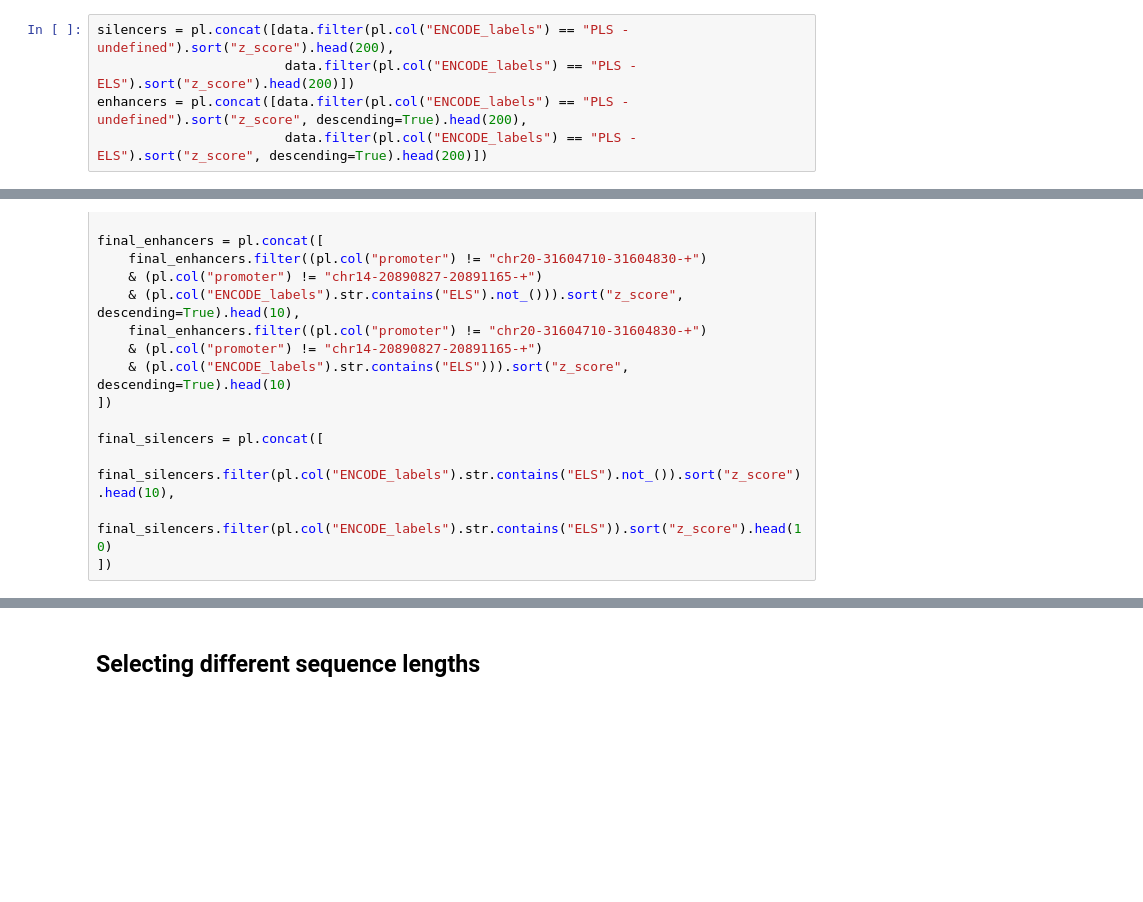
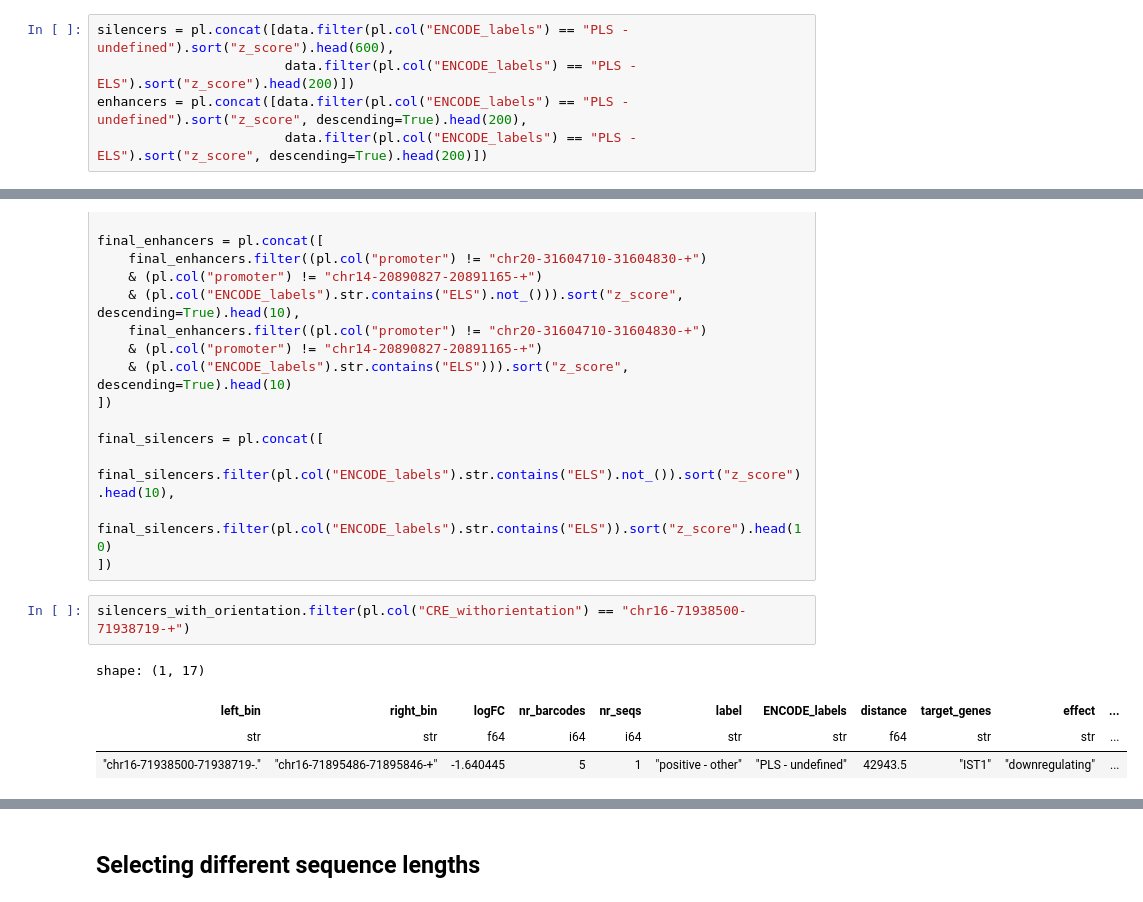
Before and after one commit to kircherlab/CMPRA_figures, a Jupyter notebook: luciferase_design.ipynb, the cells around one changed output, grey strips where cells are left out. Saved outputs shown, nothing was run; the diff lists cells and outputs as text; blank space fills up the shorter version.

```diff
--- a/luciferase_design.ipynb
+++ b/luciferase_design.ipynb
@@ -60,7 +64,7 @@ data = data.filter(pl.col("ENCODE_labels").str.contains("PLS - PLS").not_()).sel
 # %% [markdown]
 ## Enhancers and silencers
 # %%
-silencers = pl.concat([data.filter(pl.col("ENCODE_labels") == "PLS - undefined").sort("z_score").head(200),
+silencers = pl.concat([data.filter(pl.col("ENCODE_labels") == "PLS - undefined").sort("z_score").head(600),
 						data.filter(pl.col("ENCODE_labels") == "PLS - ELS").sort("z_score").head(200)])
 enhancers = pl.concat([data.filter(pl.col("ENCODE_labels") == "PLS - undefined").sort("z_score", descending=True).head(200),
 						data.filter(pl.col("ENCODE_labels") == "PLS - ELS").sort("z_score", descending=True).head(200)])
@@ -569,3 +573,10 @@ final_silencers = pl.concat([
 	final_silencers.filter(pl.col("ENCODE_labels").str.contains("ELS").not_()).sort("z_score").head(10),
 	final_silencers.filter(pl.col("ENCODE_labels").str.contains("ELS")).sort("z_score").head(10)
 ])
+# %%
+silencers_with_orientation.filter(pl.col("CRE_withorientation") == "chr16-71938500-71938719-+")
+# %% [output]
+shape: (1, 17)
+| left_bin | right_bin | logFC | nr_barcodes | nr_seqs | label | ENCODE_labels | distance | target_genes | effect | ... |
+| str | str | f64 | i64 | i64 | str | str | f64 | str | str | ... |
+| "chr16-71938500-71938719-." | "chr16-71895486-71895846-+" | -1.640445 | 5 | 1 | "positive - other" | "PLS - undefined" | 42943.5 | "IST1" | "downregulating" | ... |
```
Also changed, not shown: parts of 8 cells of this notebook, 3 other files.
